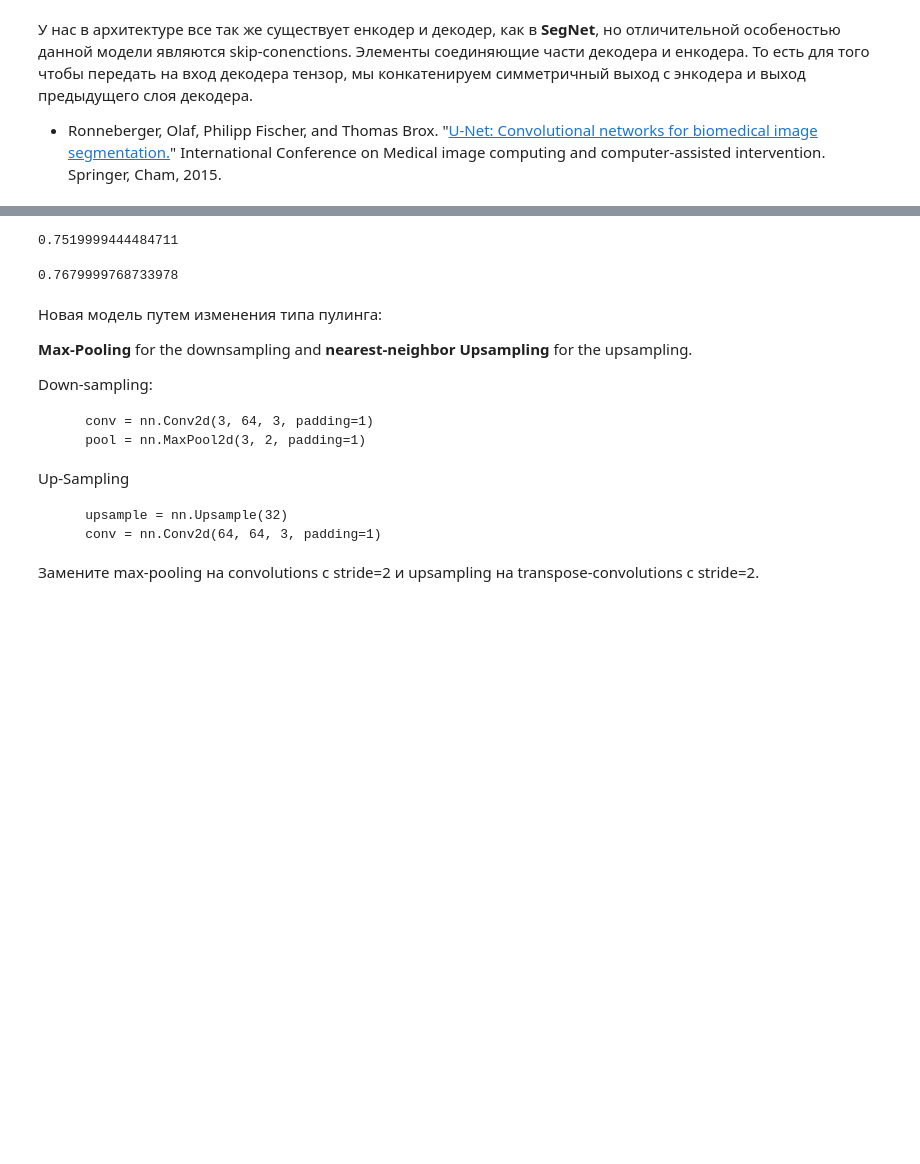
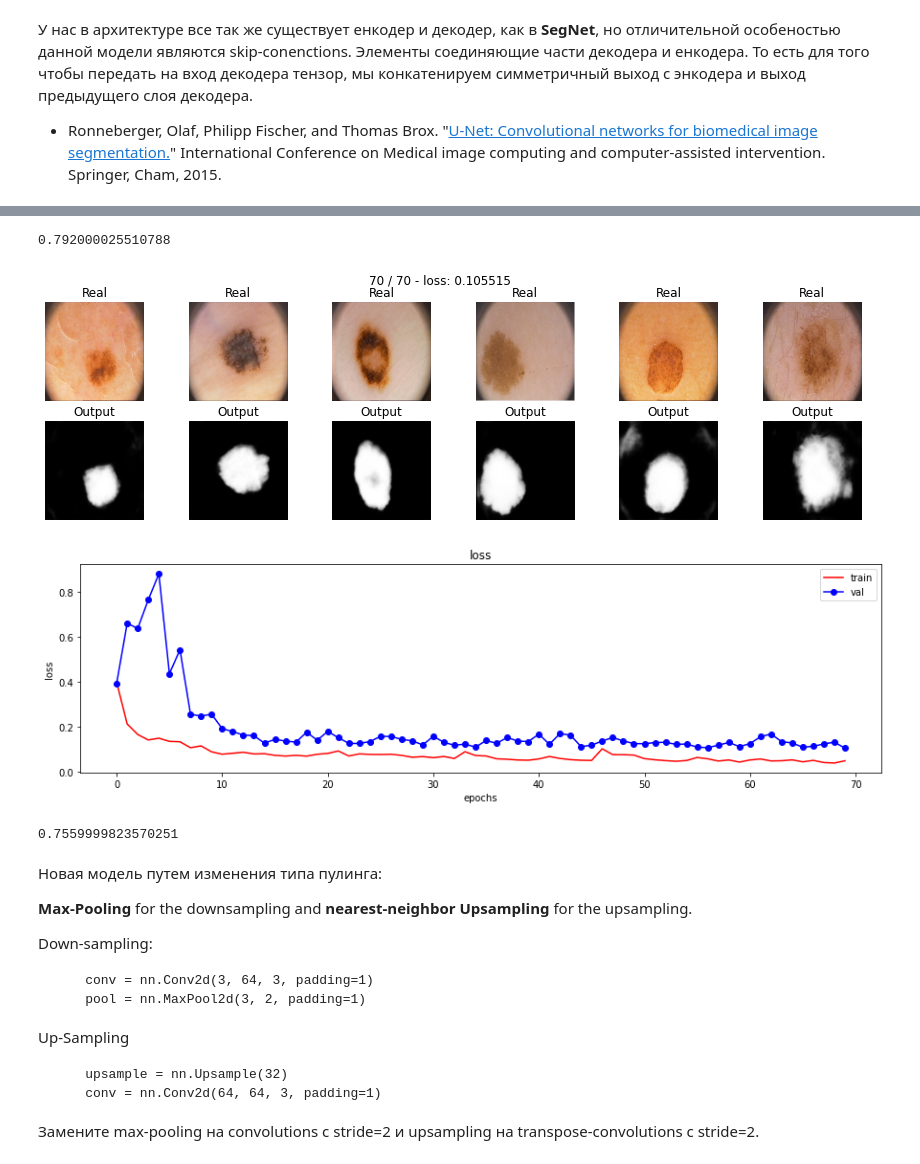
Before and after one commit to zelcookie/madmo_sber, a Jupyter notebook: hw/week3/[hw]binary_semantic_segmentation_partial.ipynb, the cells around one changed output, grey strips where cells are left out. Saved outputs shown, nothing was run; the diff lists cells and outputs as text; code cells hidden in the pictures; blank space fills up the shorter version.

Commit message:
all models

```diff
--- a/hw/week3/[hw]binary_semantic_segmentation_partial.ipynb
+++ b/hw/week3/[hw]binary_semantic_segmentation_partial.ipynb
@@ -650,11 +645,19 @@ unet_model = train(unet_model, optimaizer, bce_loss, max_epochs, data_tr, data_v
 # %%
-score_model(unet_model, iou_pytorch, data_val)
+score_model(unet_model, iou_pytorch, data_ts)
 # %% [output]
-0.7519999444484711
+0.792000025510788
+# %%
+unet_model = UNet().to(device)
+max_epochs = 70
+optimaizer = optim.Adam(unet_model.parameters())
+unet_model = train(unet_model, optimaizer, focal_loss, max_epochs, data_tr, data_val)
+# %% [output]
+[figure, added]
+[figure, added]
 # %%
 score_model(unet_model, iou_pytorch, data_ts)
 # %% [output]
-0.7679999768733978
+0.7559999823570251
 # %%
 del unet_model
 torch.cuda.empty_cache()
```
Also changed, not shown: parts of 31 cells of this notebook.
